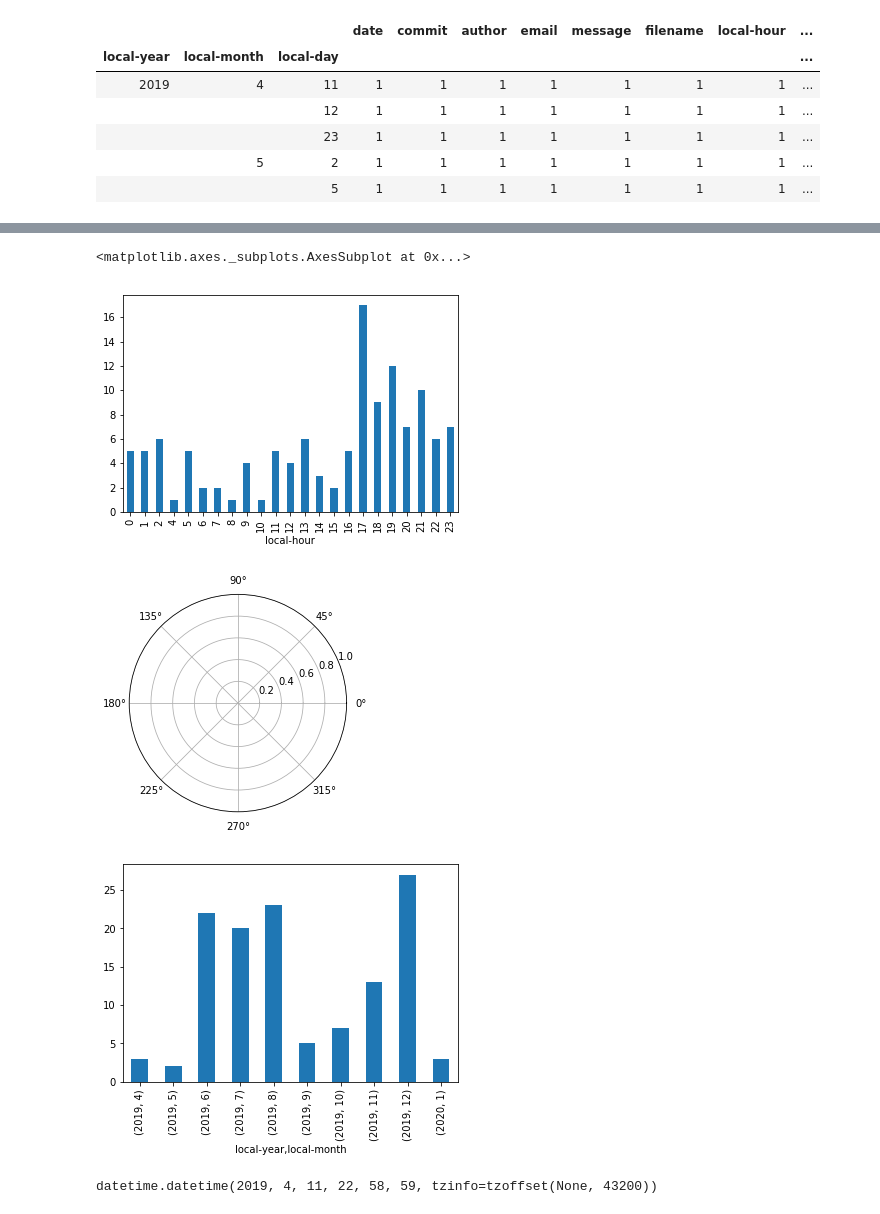
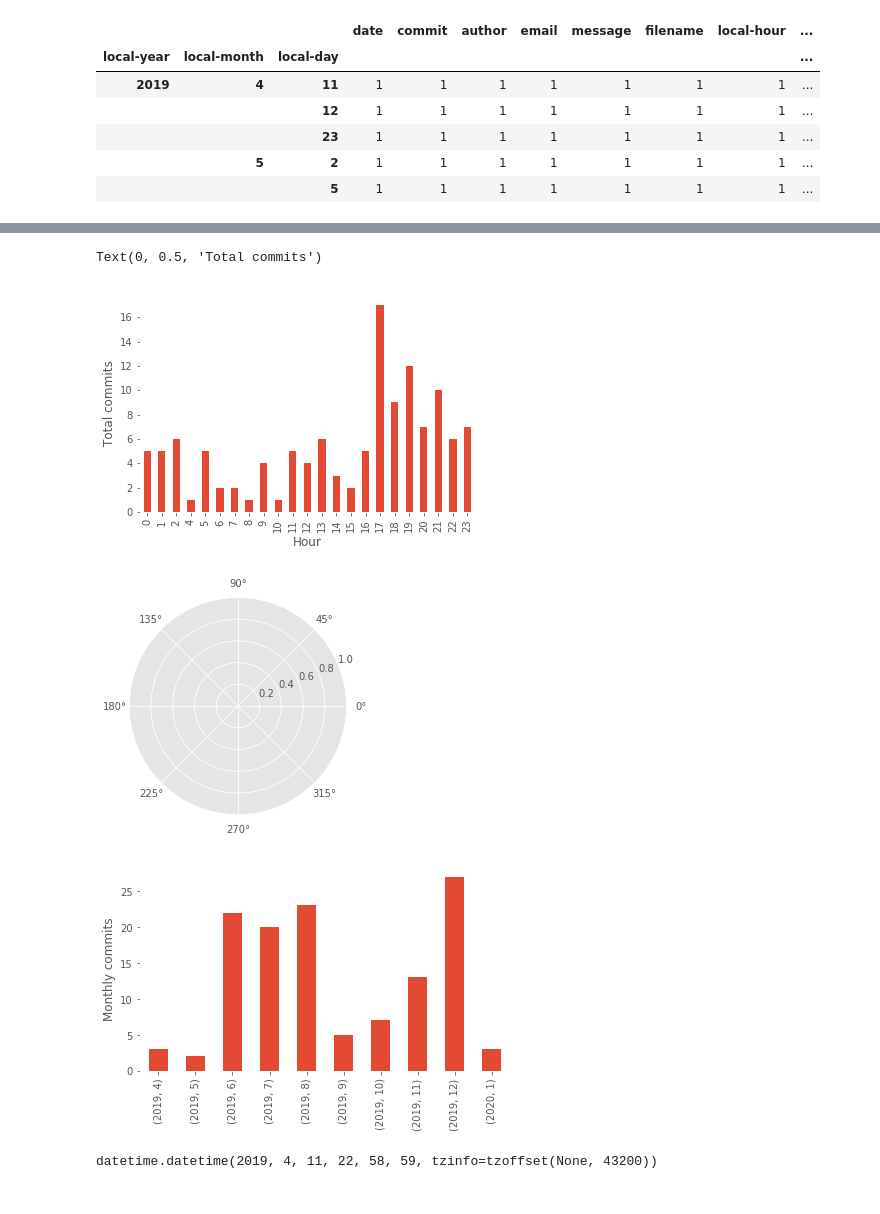
Before and after one commit to ADGEfficiency/world-models-dev, a Jupyter notebook: notebooks/git-history.ipynb, the cells around one changed output, grey strips where cells are left out. Saved outputs shown, nothing was run; the diff lists cells and outputs as text; code cells hidden in the pictures.

```diff
--- a/notebooks/git-history.ipynb
+++ b/notebooks/git-history.ipynb
@@ -0,0 +1,3 @@
+# %%
+plt.style.use('ggplot')
+plt.gcf().subplots_adjust(bottom=0.15)
@@ -70,21 +78,32 @@ dayofweek.loc[:, 'date'].plot(kind='bar')
 # %%
 hour = commits.groupby([commits['local-hour']]).count()
-hour.loc[:, 'date'].plot(kind='bar')
+ax = hour.loc[:, 'date'].plot(kind='bar')
+ax.grid(False)
+ax.set_facecolor('white')
+ax.set_xlabel('Hour')
+ax.set_ylabel('Total commits')
 # %% [output]
-<matplotlib.axes._subplots.AxesSubplot at 0x...>
+Text(0, 0.5, 'Total commits')
-[figure, old version]
+[figure, new version]
 # %%
 fig = plt.figure()
 ax = fig.add_subplot(111, projection="polar")
 # %% [output]
-[figure, old version]
+[figure, new version]
 # %%
 dayofweek = commits.groupby([commits['local-year'], commits['local-month']]).count()
-f, a = plt.subplots()
-dayofweek.loc[:, 'date'].plot(kind='bar', ax=a)
-f.savefig('commits-month.png')
+
+f, ax = plt.subplots()
+dayofweek.loc[:, 'date'].plot(kind='bar', ax=ax)
+ax.grid(False)
+ax.set_facecolor('white')
+ax.set_xlabel('')
+ax.set_ylabel('Monthly commits')
+plt.tight_layout()
+
+f.savefig('/Users/adam/git/adgefficiency.github.io/assets/world-models/commits-month.png')
 # %% [output]
-[figure, old version]
+[figure, new version]
 # %%
 min(commits['date'])
 # %% [output]
```
Also changed, not shown: parts of 2 cells of this notebook, 19 other files.
